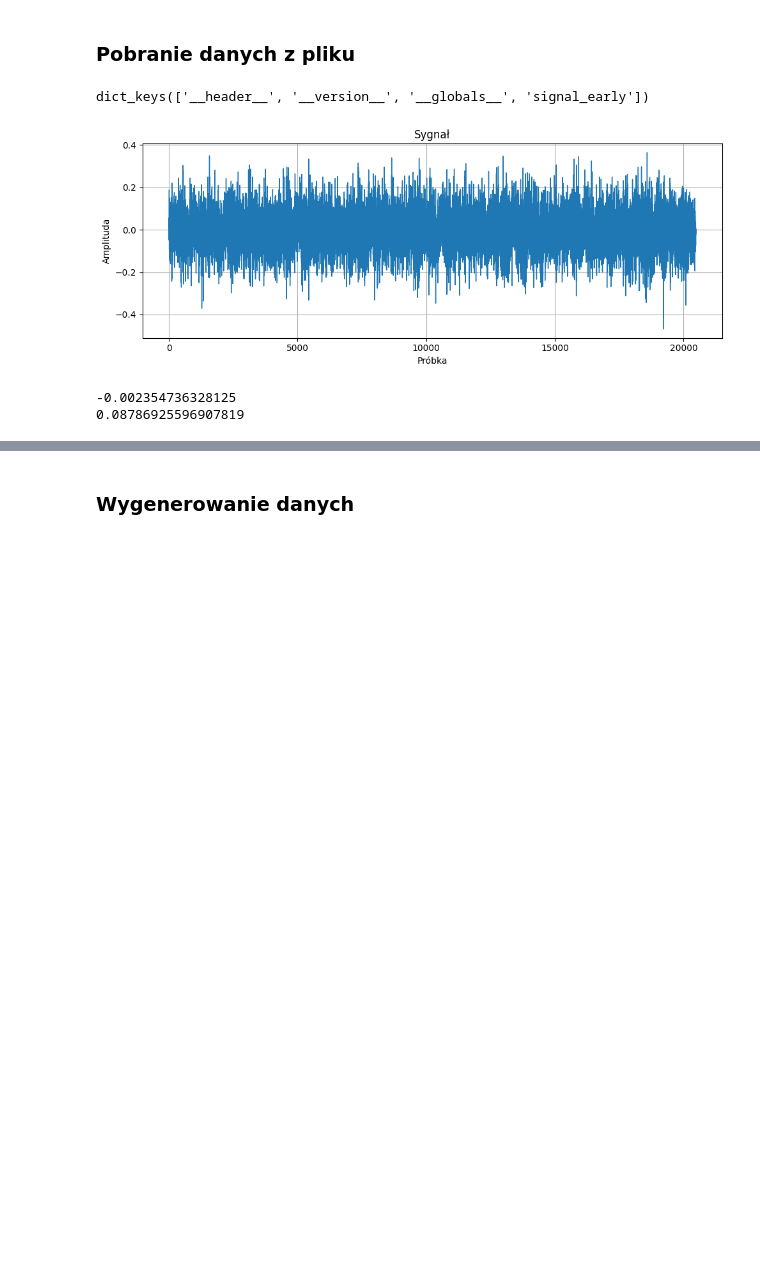
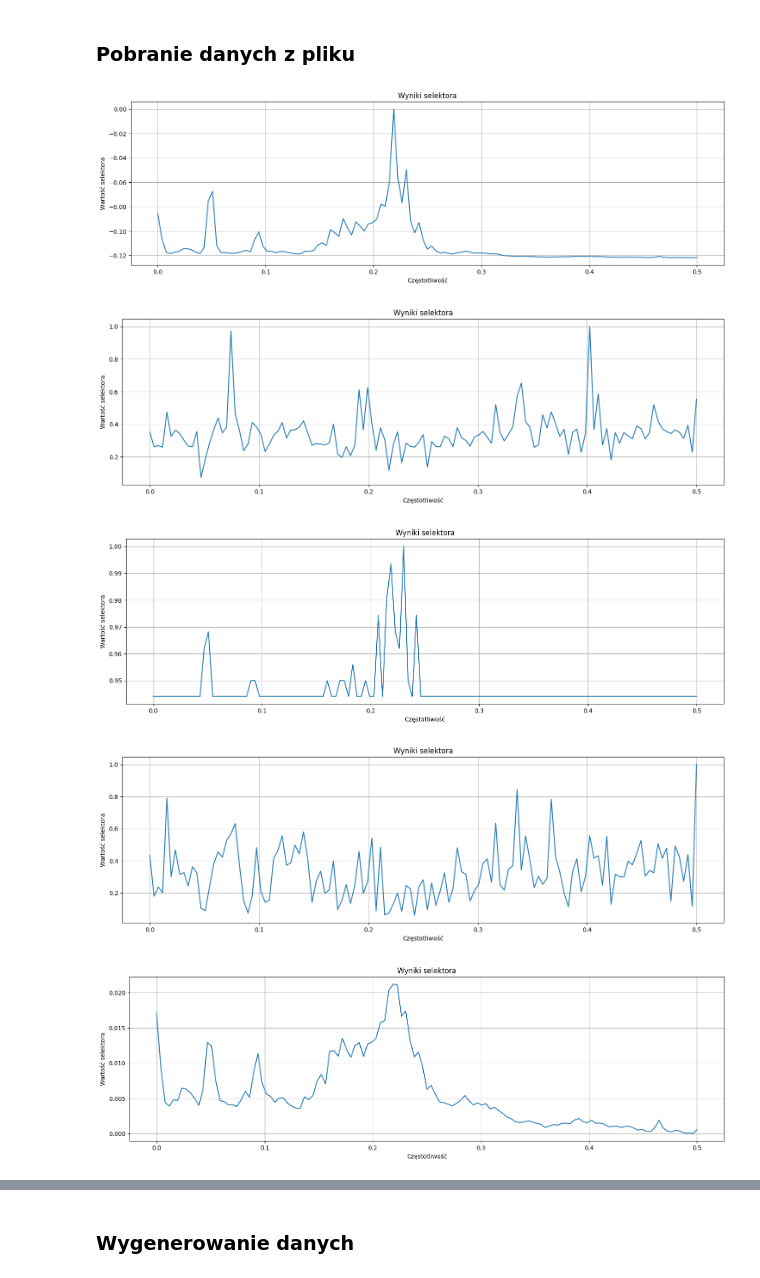
Before and after one commit to MD275996/System-to-identify-anomalies-in-vibration-signals-for-local-damage-detection-in-machines, a Jupyter notebook: main.ipynb, the cells around one changed output, grey strips where cells are left out. Drawn from its saved outputs; the diff is of its cells as text; code cells hidden in the pictures; blank space fills up the shorter version.

```diff
--- a/main.ipynb
+++ b/main.ipynb
@@ -131,29 +191,38 @@ def draw_analysis(signal, selektor, filter_threshold=1, impuls_threshold=1):
 # %%
 from scipy.io import loadmat
 
 # wczytanie pliku
 # data = loadmat('assets/vibration_dataset/Faulty/F1.mat')
+
 # data = loadmat('assets/datasets/Healthy/H1.mat')
-data = loadmat('assets/datasets/daniel/signal_early.mat')
-signal = data["signal_early"][:,0]
+
+# data = loadmat('assets/datasets/daniel/signal_early.mat')
+# signal = data["signal_early"][:,0]
+
 # data = loadmat('assets/datasets/daniel/signal_medium_fault.mat')
 # signal = data["signal_medium_fault"][:,0]
-# data = loadmat('assets/datasets/daniel/signal_developed_fault.mat')
-# signal = data["signal_developed_fault"][:,0]
-keys = data.keys()
-print(keys)
-plt.figure(figsize=(10, 4))
-plt.plot(signal, linewidth=1)
-plt.title(f"Sygnał")
-plt.xlabel("Próbka")
-plt.ylabel("Amplituda")
-plt.grid(True)
-plt.tight_layout()
-plt.show()
-print(np.mean(signal))
-print(np.std(signal))
+
+data = loadmat('assets/datasets/daniel/signal_developed_fault.mat')
+signal = data["signal_developed_fault"][:,0]
+
+# keys = data.keys()
+# print(keys)
+# plt.figure(figsize=(10, 4))
+# plt.plot(signal, linewidth=1)
+# plt.title(f"Sygnał")
+# plt.xlabel("Próbka")
+# plt.ylabel("Amplituda")
+# plt.grid(True)
+# plt.tight_layout()
+# plt.show()
+# print(np.mean(signal))
+# print(np.std(signal))
+
+# draw_analysis(signal,selector.CVS)
+draw_all_selectors(signal)
 # %% [output]
-dict_keys(['__header__', '__version__', '__globals__', 'signal_early'])
-[figure, old version]
+[figure, new version]
--0.002354736328125
-0.08786925596907819
+[figure, added]
+[figure, added]
+[figure, added]
+[figure, added]
```
Also changed, not shown: parts of 6 cells of this notebook, 14 other files.
